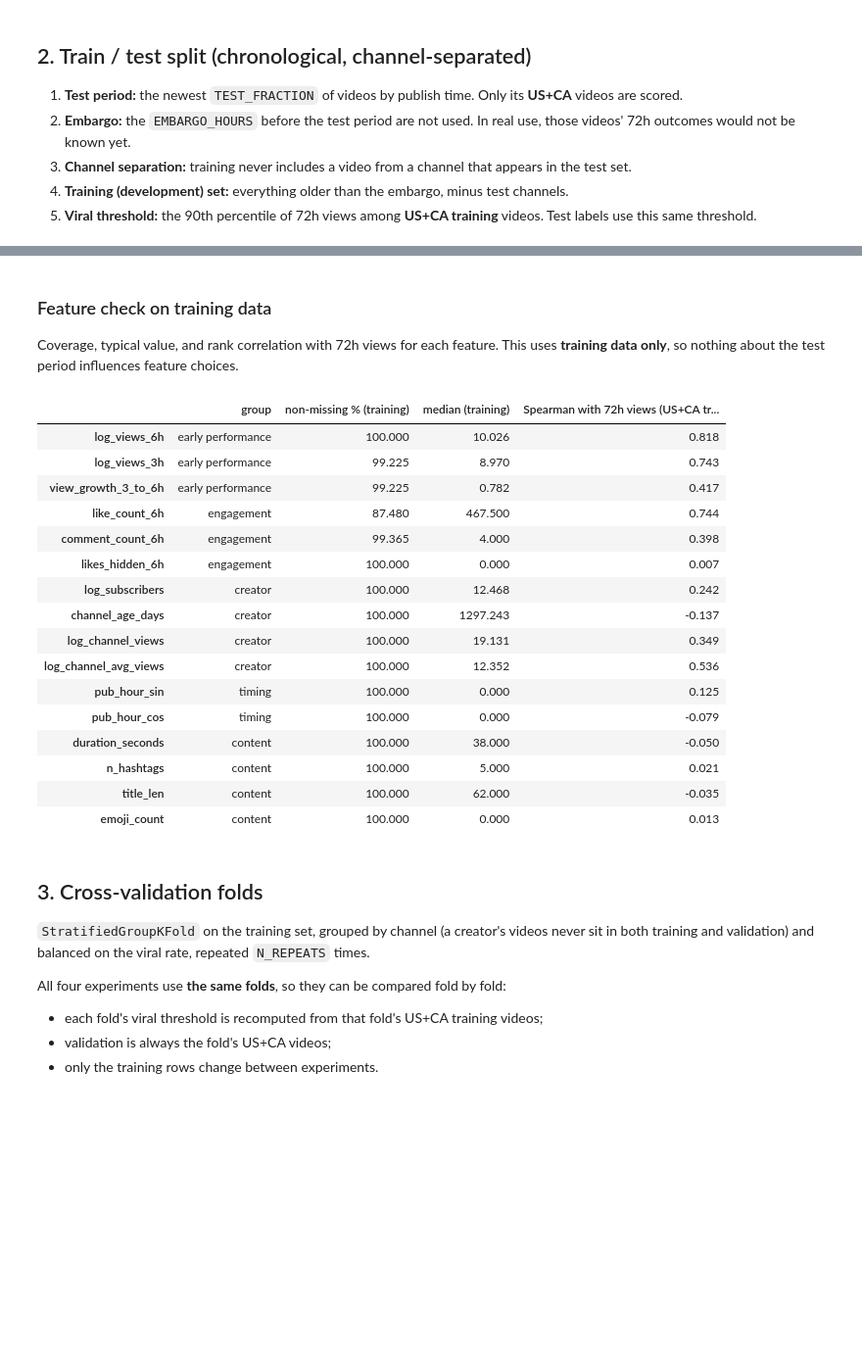
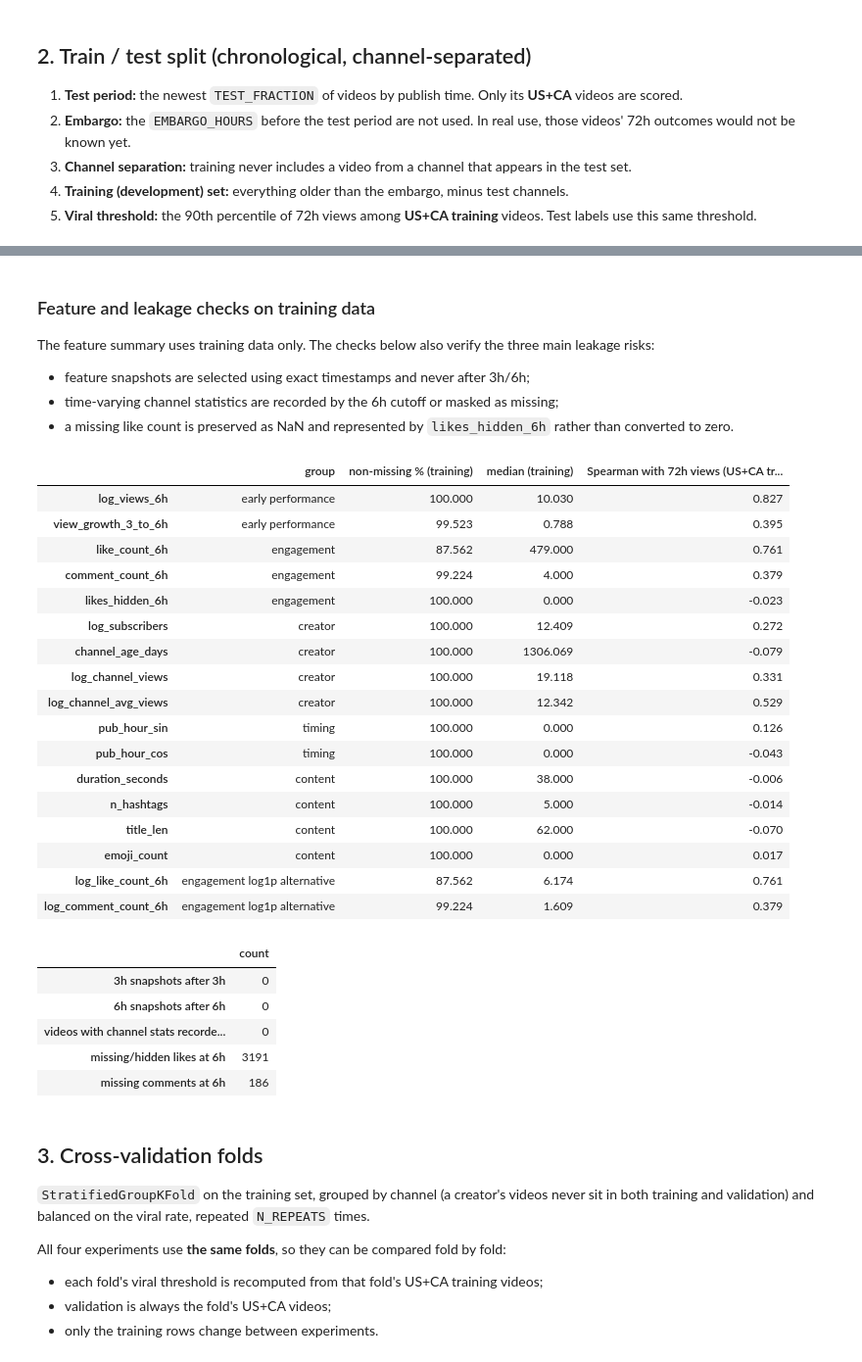
Before and after one commit to Erdos-Projects/fall-2026-viral-videos, a Jupyter notebook: Modelling.ipynb, the cells around one changed output, grey strips where cells are left out. Shown at 98% size. Cells and saved outputs as stored; diff of their text form; code cells hidden in the pictures; blank space fills up the shorter version.

```diff
--- a/Modelling.ipynb
+++ b/Modelling.ipynb
@@ -140,35 +159,71 @@ viral threshold (US+CA training videos): 770,242 views at 72h
 # %% [markdown]
-### Feature check on training data
+### Feature and leakage checks on training data
 
-Coverage, typical value, and rank correlation with 72h views for each feature. This uses **training data only**, so nothing about the test period influences feature choices.
+The feature summary uses training data only. The checks below also verify the three main leakage risks:
+
+- feature snapshots are selected using exact timestamps and never after 3h/6h;
+- time-varying channel statistics are recorded by the 6h cutoff or masked as missing;
+- a missing like count is preserved as NaN and represented by `likes_hidden_6h` rather than converted to zero.
 # %%
 dev_us = dev[dev["in_study"]]
 group_of = {col: group for group, cols in FEATURE_GROUPS.items() for col in cols}
+group_of["likes_hidden_6h"] = "engagement"
 feature_check = pd.DataFrame({
     "group": pd.Series(group_of),
-    "non-missing % (training)": dev[ALL_FEATURES].notna().mean().mul(100),
-    "median (training)": dev[ALL_FEATURES].median(),
-    "Spearman with 72h views (US+CA training)": dev_us[ALL_FEATURES].corrwith(dev_us[TARGET], method="spearman"),
-}).loc[ALL_FEATURES]
+    "non-missing % (training)": dev[FEATURE_CHECK_FEATURES].notna().mean().mul(100),
+    "median (training)": dev[FEATURE_CHECK_FEATURES].median(),
+    "Spearman with 72h views (US+CA training)": dev_us[FEATURE_CHECK_FEATURES].corrwith(
+        dev_us[TARGET], method="spearman"
+    ),
+}).loc[FEATURE_CHECK_FEATURES]
 display(feature_check.round(3))
+
+age_3h = model_df["feature_age_3h"].dropna()
+age_6h = model_df["feature_age_6h"].dropna()
+unsafe_channel = ~model_df["channel_stats_available_by_6h"]
+dynamic_channel_features = ["log_subscribers", "log_channel_views", "log_channel_avg_views"]
+
+assert age_3h.between(2, 3).all()
+assert age_6h.between(5, 6).all()
+assert (model_df["feature_observed_at_6h"] <= model_df["published_at"] + pd.Timedelta(hours=6)).all()
+assert model_df.loc[unsafe_channel, dynamic_channel_features].isna().all().all()
+assert (
+    model_df["likes_hidden_6h"].astype(bool) == model_df["like_count_6h"].isna()
+).all()
+
+leakage_audit = pd.Series({
+    "3h snapshots after 3h": int((age_3h > 3).sum()),
+    "6h snapshots after 6h": int((age_6h > 6).sum()),
+    "videos with channel stats recorded after 6h (stats masked)": int(unsafe_channel.sum()),
+    "missing/hidden likes at 6h": int(model_df["like_count_6h"].isna().sum()),
+    "missing comments at 6h": int(model_df["comment_count_6h"].isna().sum()),
+}, name="count")
+display(leakage_audit.to_frame())
 # %% [output]
 |  | group | non-missing % (training) | median (training) | Spearman with 72h views (US+CA tr... |
-| log_views_6h | early performance | 100.000 | 10.026 | 0.818 |
-| log_views_3h | early performance | 99.225 | 8.970 | 0.743 |
-| view_growth_3_to_6h | early performance | 99.225 | 0.782 | 0.417 |
-| like_count_6h | engagement | 87.480 | 467.500 | 0.744 |
-| comment_count_6h | engagement | 99.365 | 4.000 | 0.398 |
-| likes_hidden_6h | engagement | 100.000 | 0.000 | 0.007 |
-| log_subscribers | creator | 100.000 | 12.468 | 0.242 |
-| channel_age_days | creator | 100.000 | 1297.243 | -0.137 |
-| log_channel_views | creator | 100.000 | 19.131 | 0.349 |
-| log_channel_avg_views | creator | 100.000 | 12.352 | 0.536 |
-| pub_hour_sin | timing | 100.000 | 0.000 | 0.125 |
-| pub_hour_cos | timing | 100.000 | 0.000 | -0.079 |
-| duration_seconds | content | 100.000 | 38.000 | -0.050 |
-| n_hashtags | content | 100.000 | 5.000 | 0.021 |
-| title_len | content | 100.000 | 62.000 | -0.035 |
-| emoji_count | content | 100.000 | 0.000 | 0.013 |
+| log_views_6h | early performance | 100.000 | 10.030 | 0.827 |
+| view_growth_3_to_6h | early performance | 99.523 | 0.788 | 0.395 |
+| like_count_6h | engagement | 87.562 | 479.000 | 0.761 |
+| comment_count_6h | engagement | 99.224 | 4.000 | 0.379 |
+| likes_hidden_6h | engagement | 100.000 | 0.000 | -0.023 |
+| log_subscribers | creator | 100.000 | 12.409 | 0.272 |
+| channel_age_days | creator | 100.000 | 1306.069 | -0.079 |
+| log_channel_views | creator | 100.000 | 19.118 | 0.331 |
+| log_channel_avg_views | creator | 100.000 | 12.342 | 0.529 |
+| pub_hour_sin | timing | 100.000 | 0.000 | 0.126 |
+| pub_hour_cos | timing | 100.000 | 0.000 | -0.043 |
+| duration_seconds | content | 100.000 | 38.000 | -0.006 |
+| n_hashtags | content | 100.000 | 5.000 | -0.014 |
+| title_len | content | 100.000 | 62.000 | -0.070 |
+| emoji_count | content | 100.000 | 0.000 | 0.017 |
+| log_like_count_6h | engagement log1p alternative | 87.562 | 6.174 | 0.761 |
+| log_comment_count_6h | engagement log1p alternative | 99.224 | 1.609 | 0.379 |
+|  | count |
+| 3h snapshots after 3h | 0 |
+| 6h snapshots after 6h | 0 |
+| videos with channel stats recorde... | 0 |
+| missing/hidden likes at 6h | 3191 |
+| missing comments at 6h | 186 |
 # %% [markdown]
 ## 3. Cross-validation folds
 
```
Also changed, not shown: parts of 20 cells of this notebook, 2 other files.
